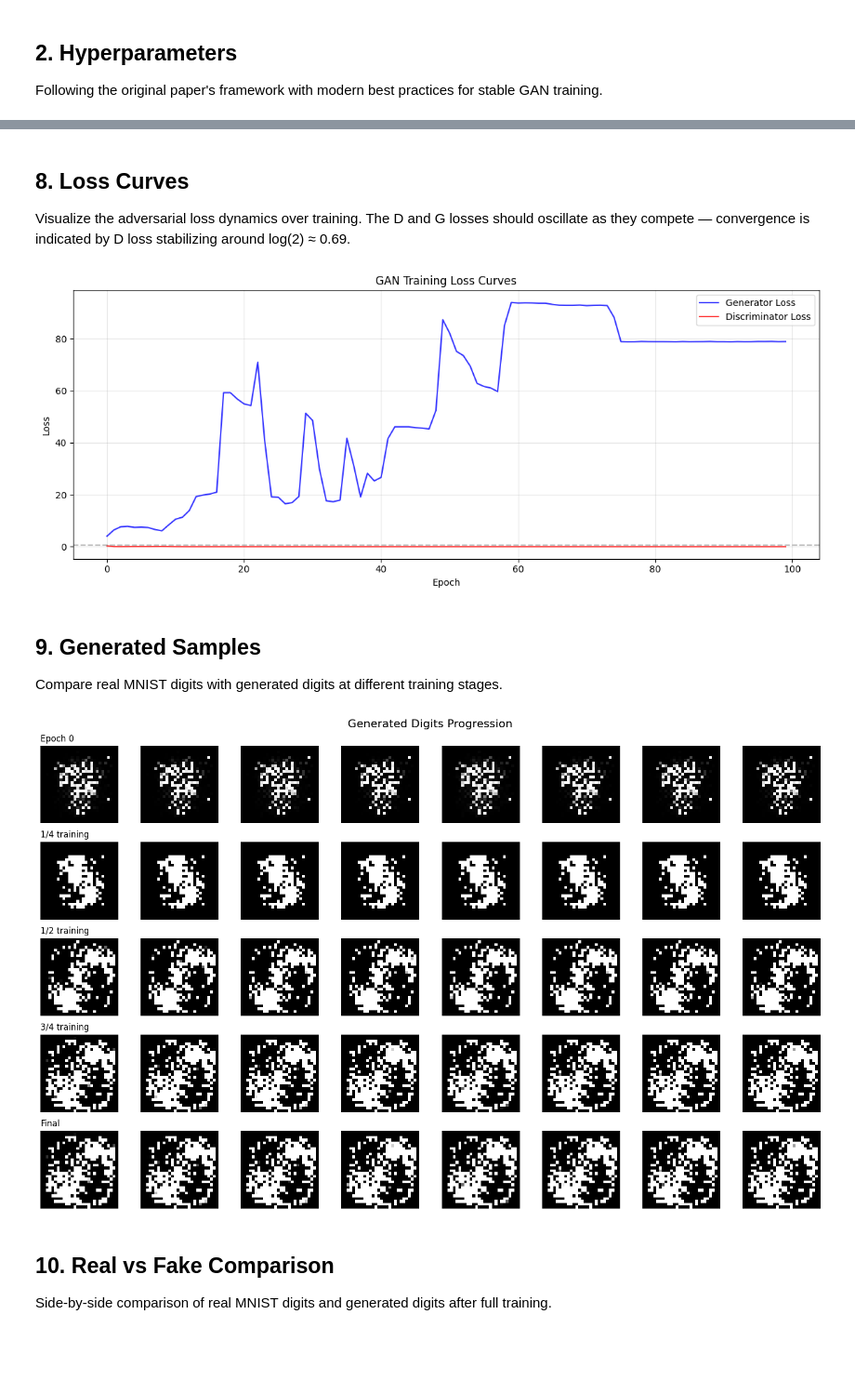
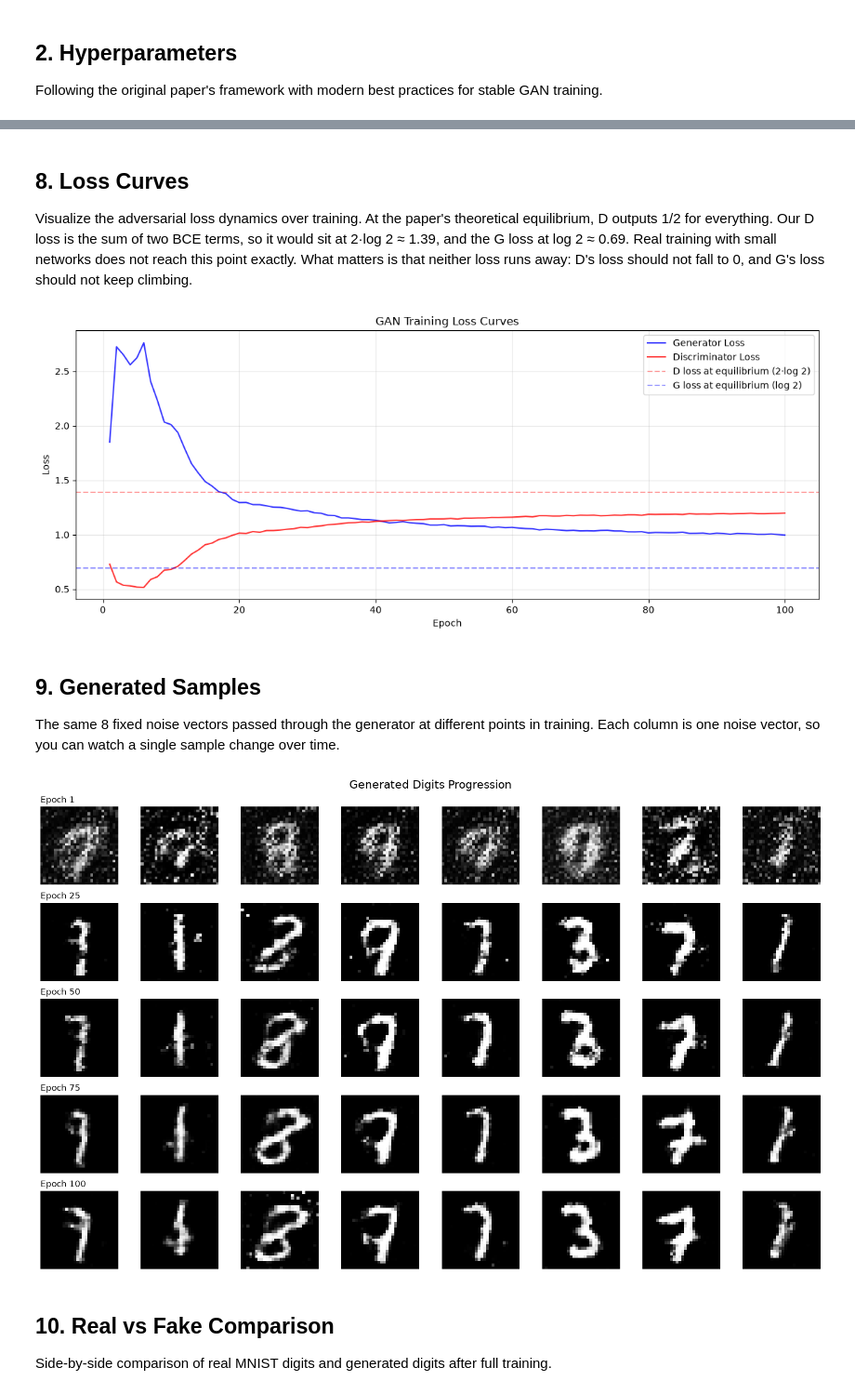
Before and after one commit to nadeemcite/research-papers, a Jupyter notebook: 022_generative-adversarial-networks-gan/solution.ipynb, the cells around one changed output, grey strips where cells are left out. Shown at 93% size. Cells and saved outputs as stored; diff of their text form; code cells hidden in the pictures; blank space fills up the shorter version.

```diff
--- a/022_generative-adversarial-networks-gan/solution.ipynb
+++ b/022_generative-adversarial-networks-gan/solution.ipynb
@@ -97,7 +111,7 @@ class Generator(nn.Module):
             nn.Linear(hidden_dim, hidden_dim),
             nn.LeakyReLU(0.2),
             nn.Linear(hidden_dim, img_dim),
-            nn.Sigmoid()  # Output in [0, 1] to match normalized MNIST
+            nn.Tanh()  # Output in [-1, 1] to match normalized MNIST
         )
 
     def forward(self, z):
@@ -137,8 +151,7 @@ class Discriminator(nn.Module):
             nn.Linear(hidden_dim, hidden_dim),
             nn.LeakyReLU(0.2),
             nn.Dropout(0.3),
-            nn.Linear(hidden_dim, 1),
-            nn.Sigmoid()  # Output probability in [0, 1]
+            nn.Linear(hidden_dim, 1)  # Raw logit; sigmoid(logit) = P(real)
         )
 
     def forward(self, x):
@@ -179,5 +197,5 @@ The non-saturating generator loss (maximizing log D(G(z)) instead of minimizing
 # %%
-criterion = nn.BCELoss()
+criterion = nn.BCEWithLogitsLoss()  # sigmoid + BCE in one numerically stable op
 
 optimizer_G = optim.Adam(G.parameters(), lr=lr, betas=(beta1, 0.999))
 optimizer_D = optim.Adam(D.parameters(), lr=lr, betas=(beta1, 0.999))
@@ -186,7 +204,7 @@ optimizer_D = optim.Adam(D.parameters(), lr=lr, betas=(beta1, 0.999))
 real_label = 1.0
 fake_label = 0.0
 
-print('Loss: BCELoss')
+print('Loss: BCEWithLogitsLoss')
 print(f'Optimizer: Adam (lr={lr}, beta1={beta1})')
 print(f'G loss: non-saturating (maximize log D(G(z)))')
 print(f'D loss: maximize log D(x) + log(1 - D(G(z)))')
@@ -209,17 +229,20 @@ We save generated samples from a fixed noise vector at regular intervals to anim
 fixed_noise = torch.randn(64, latent_dim, device=device)
 
 # Storage for animation
-img_list = []
+img_list = []       # generated samples from fixed_noise
+sample_epochs = []  # epoch number (1-based) for each entry in img_list
 G_losses = []
 D_losses = []
 
 print('Starting training...')
 print(f'Epochs: {num_epochs}, Batch size: {batch_size}, k_steps: {k_steps}')
-print('-' * 60)
+print('-' * 80)
 
-for epoch in range(num_epochs):
+for epoch in range(1, num_epochs + 1):
     epoch_D_loss = 0.0
     epoch_G_loss = 0.0
+    epoch_D_x = 0.0
+    epoch_D_G_z = 0.0
     num_batches = 0
 
     for i, (real_images, _) in enumerate(dataloader):
@@ -260,6 +283,8 @@ for epoch in range(num_epochs):
 
         epoch_D_loss += loss_D.item()
         epoch_G_loss += loss_G.item()
+        epoch_D_x += torch.sigmoid(output_real).mean().item()  # logits -> probabilities
+        epoch_D_G_z += torch.sigmoid(output).mean().item()
         num_batches += 1
 
     avg_D_loss = epoch_D_loss / num_batches
@@ -268,13 +293,15 @@ for epoch in range(num_epochs):
     D_losses.append(avg_D_loss)
 
     # Save generated samples at regular intervals
-    if epoch % 5 == 0 or epoch == num_epochs - 1:
+    if epoch == 1 or epoch % sample_every == 0:
         with torch.no_grad():
             fake = G(fixed_noise).cpu().view(-1, 1, 28, 28)
-        img_list.append(fake)
-        print(f'Epoch [{epoch:3d}/{num_epochs}] | D_loss: {avg_D_loss:.4f} | G_loss: {avg_G_loss:.4f} | D(x): {output_real.mean().item():.3f} | D(G(z)): {output.mean().item():.3f}')
+        img_list.append(to_img(fake))
+        sample_epochs.append(epoch)
+        print(f'Epoch [{epoch:3d}/{num_epochs}] | D_loss: {avg_D_loss:.4f} | G_loss: {avg_G_loss:.4f} | '
+              f'D(x): {epoch_D_x / num_batches:.3f} | D(G(z)): {epoch_D_G_z / num_batches:.3f}')
 
-print('-' * 60)
+print('-' * 80)
 print('Training complete!')
 # %% [output]
 Starting training...
@@ -297,42 +324,43 @@ Training complete!
 # %% [markdown]
 ## 8. Loss Curves
 
-Visualize the adversarial loss dynamics over training. The D and G losses should oscillate as they compete — convergence is indicated by D loss stabilizing around log(2) ≈ 0.69.
+Visualize the adversarial loss dynamics over training. At the paper's theoretical equilibrium, D outputs 1/2 for everything. Our D loss is the sum of two BCE terms, so it would sit at 2·log 2 ≈ 1.39, and the G loss at log 2 ≈ 0.69. Real training with small networks does not reach this point exactly. What matters is that neither loss runs away: D's loss should not fall to 0, and G's loss should not keep climbing.
 # %%
 plt.figure(figsize=(12, 5))
-plt.plot(G_losses, label='Generator Loss', alpha=0.8, color='blue')
-plt.plot(D_losses, label='Discriminator Loss', alpha=0.8, color='red')
+epochs_axis = range(1, len(G_losses) + 1)
+plt.plot(epochs_axis, G_losses, label='Generator Loss', alpha=0.8, color='blue')
+plt.plot(epochs_axis, D_losses, label='Discriminator Loss', alpha=0.8, color='red')
+plt.axhline(y=2 * np.log(2), color='red', linestyle='--', alpha=0.4, label='D loss at equilibrium (2·log 2)')
+plt.axhline(y=np.log(2), color='blue', linestyle='--', alpha=0.4, label='G loss at equilibrium (log 2)')
 plt.xlabel('Epoch')
 plt.ylabel('Loss')
 plt.title('GAN Training Loss Curves')
 plt.legend()
 plt.grid(True, alpha=0.3)
-plt.axhline(y=np.log(2), color='gray', linestyle='--', alpha=0.5, label='D optimum (log 2)')
 plt.tight_layout()
 plt.show()
 # %% [output]
-[figure, old version]
+[figure, new version]
 # %% [markdown]
 ## 9. Generated Samples
 
-Compare real MNIST digits with generated digits at different training stages.
+The same 8 fixed noise vectors passed through the generator at different points in training. Each column is one noise vector, so you can watch a single sample change over time.
 # %%
 # Show generated digits at different stages
 stages = [0, len(img_list)//4, len(img_list)//2, 3*len(img_list)//4, len(img_list)-1]
-stage_names = ['Epoch 0', '1/4 training', '1/2 training', '3/4 training', 'Final']
 
 fig, axes = plt.subplots(len(stages), 8, figsize=(16, 2*len(stages)))
-for row, (stage, name) in enumerate(zip(stages, stage_names)):
+for row, stage in enumerate(stages):
     for col in range(8):
-        axes[row, col].imshow(img_list[stage][col, 0].numpy(), cmap='gray')
+        axes[row, col].imshow(img_list[stage][col, 0].numpy(), cmap='gray', vmin=0, vmax=1)
         axes[row, col].axis('off')
         if col == 0:
-            axes[row, col].set_title(name, fontsize=12, loc='left')
+            axes[row, col].set_title(f'Epoch {sample_epochs[stage]}', fontsize=12, loc='left')
 plt.suptitle('Generated Digits Progression', fontsize=16)
 plt.tight_layout()
 plt.show()
 # %% [output]
-[figure, old version]
+[figure, new version]
 # %% [markdown]
 ## 10. Real vs Fake Comparison
 
```
Also changed, not shown: parts of 18 cells of this notebook, 3 other files.
